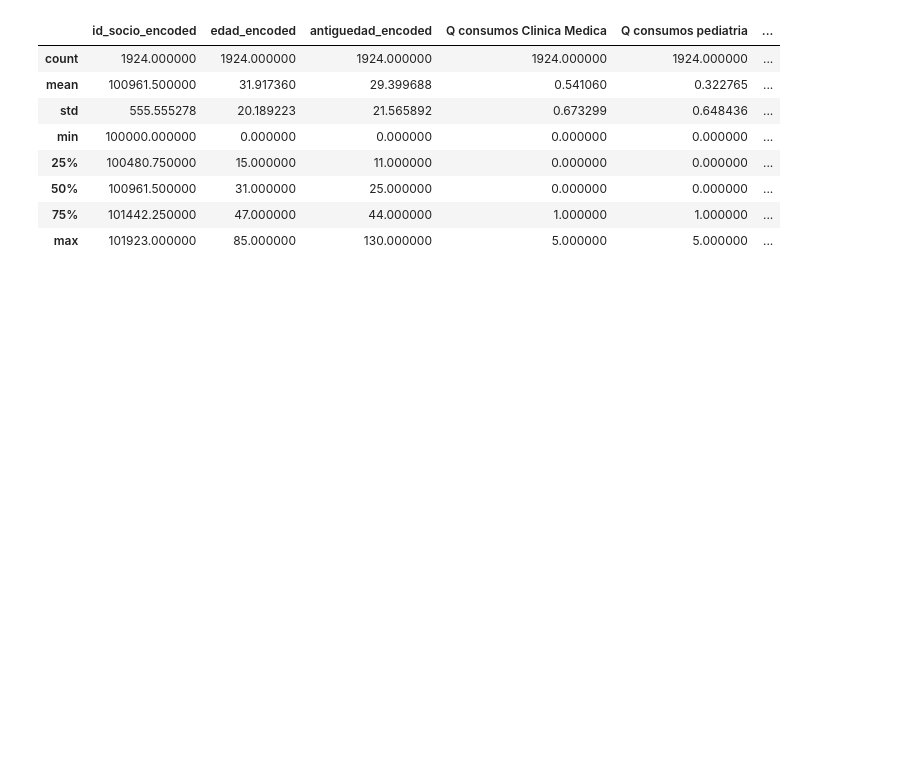
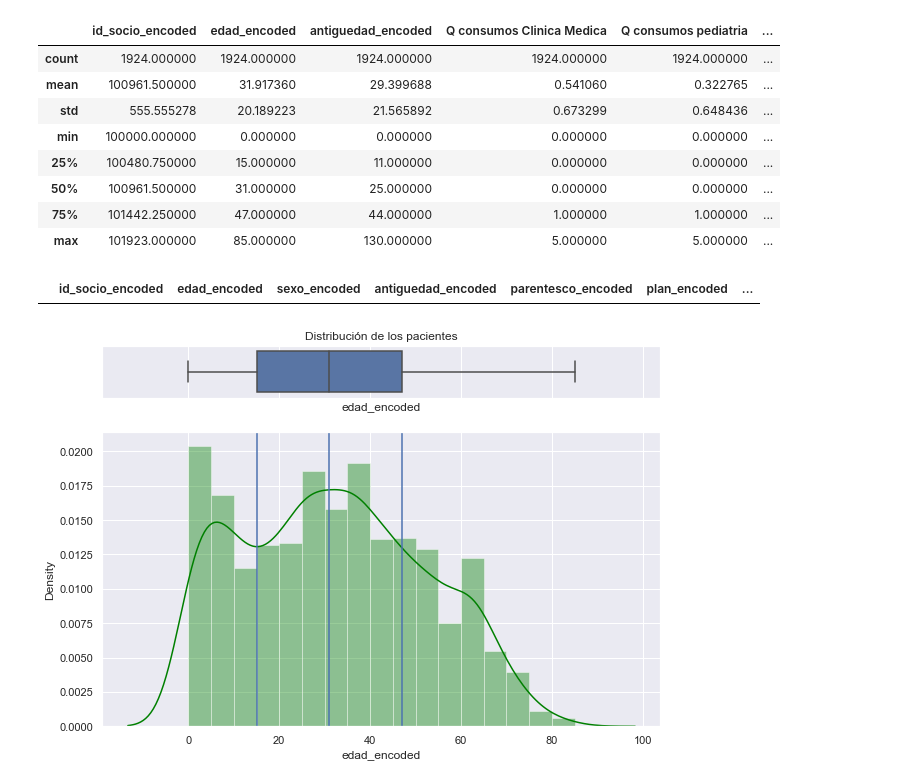
Before and after one commit to JuanMajul/Mentoria_DiploDatos2021, a Jupyter notebook: Análisis demanda.ipynb, the cells around one changed output. Drawn from its saved outputs; the diff is of its cells as text; code cells hidden in the pictures; blank space fills up the shorter version.

```diff
--- a/Análisis demanda.ipynb
+++ b/Análisis demanda.ipynb
@@ -32,3 +32,28 @@ df.describe()
 | 50% | 100961.500000 | 31.000000 | 25.000000 | 0.000000 | 0.000000 | ... |
 | 75% | 101442.250000 | 47.000000 | 44.000000 | 1.000000 | 1.000000 | ... |
 | max | 101923.000000 | 85.000000 | 130.000000 | 5.000000 | 5.000000 | ... |
+# %%
+df[df.id_socio_encoded.duplicated()]
+# %% [output]
+|  | id_socio_encoded | edad_encoded | sexo_encoded | antiguedad_encoded | parentesco_encoded | plan_encoded | ... |
+# %%
+sns.set()
+
+#Se divide el gráfico en dos partes
+
+f, (ax_box, ax_hist) = plt.subplots(2, sharex=True, figsize=(10,7),gridspec_kw={"height_ratios": (.15, .85)})
+
+#Se añade un gráfico a cada parte
+
+sns.boxplot(df.edad_encoded, ax=ax_box)
+sns.distplot(df.edad_encoded, ax=ax_hist, kde=False, hist=False)
+sns.distplot(df.edad_encoded, ax=ax_hist, kde=True, hist=True,norm_hist=False,color="green")
+
+plt.axvline(df.edad_encoded.quantile(0.25))
+plt.axvline(df.edad_encoded.quantile(0.50))
+plt.axvline(df.edad_encoded.quantile(0.75))
+
+ax_box.set_title("Distribución de los pacientes")
+plt.show()
+# %% [output]
+[figure, added]
```
Also changed, not shown: parts of 1 cell of this notebook.
